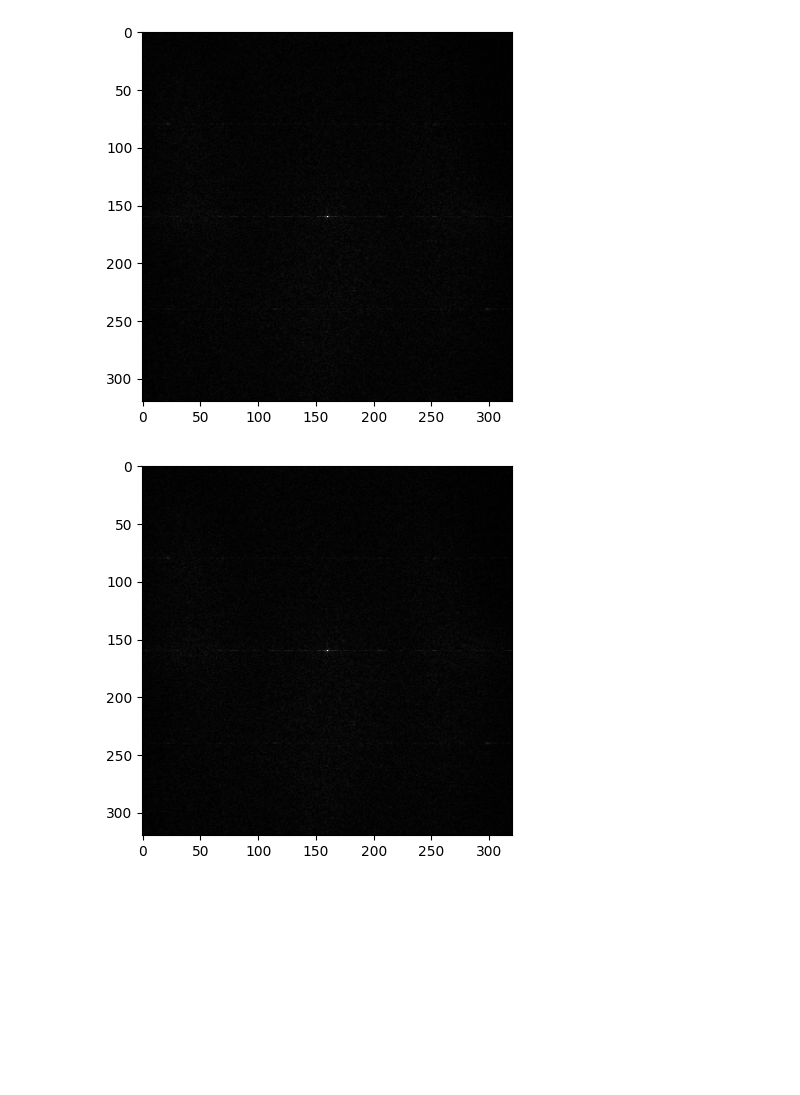
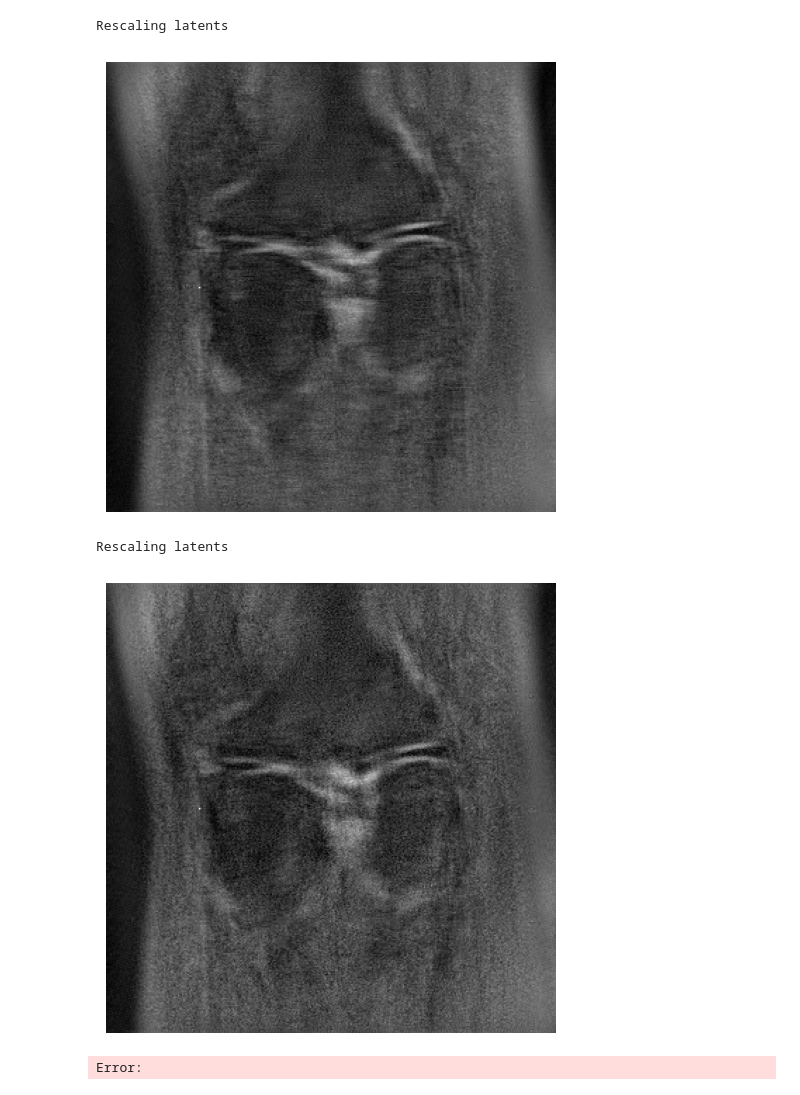
Before and after one commit to sandrosage/kspace-diffusion, a Jupyter notebook: generate_ldm.ipynb, the cells around one changed output. Cells and saved outputs as stored; diff of their text form; code cells hidden in the pictures; blank space fills up the shorter version.

```diff
--- a/generate_ldm.ipynb
+++ b/generate_ldm.ipynb
@@ -34,3 +34,8 @@ def load_model(model_type: str, ckpt_path: Path, undersampling: bool = False):
         p.requires_grad = False
 
     return model
+# %%
+from pl_modules.ldm_module import LDM
+first_stage = load_model("WeightedSSIMKspaceAutoencoderKL", "WeightedSSIMKspaceAutoencoderKL/b63zsecl/checkpoints/WeightedSSIMKspaceAutoencoderKL-epoch=66.ckpt", undersampling=True)
+fs = load_model("WeightedSSIMKspaceAutoencoderKL", "WeightedSSIMKspaceAutoencoderKL/utr2dmhv/checkpoints/WeightedSSIMKspaceAutoencoderKL-epoch=31.ckpt", undersampling=True)
+ldm = LDM.load_from_checkpoint("LDM_/xfv8d48c/checkpoints/last.ckpt", first_stage=first_stage)
@@ -318,19 +362,0 @@ dl = iter(dm.train_dataloader())
-# %%
-from modules.transforms import norm, unnorm, kspace_to_mri
-import torch
-first_stage.eval()
-batch = next(dl)
-print(batch.full_latent_tensor.shape)
-print(batch.fname)
-print(batch.slice_num)
-with torch.inference_mode():
-    reconstructions = first_stage.decode(batch.full_latent_tensor.cuda())
-img = kspace_to_mri(reconstructions.permute(0, 2, 3, 1).contiguous())
-import matplotlib.pyplot as plt
-
-plt.imshow(img[0].cpu(), cmap="gray")
-plt.show()
-plt.imshow(img[1].cpu(), cmap="gray")
-plt.show()
-plt.imshow(img[2].cpu(), cmap="gray")
-plt.show()
@@ -363,24 +363,27 @@ plt.show()
-# %%
-conditional_pipe = LatentDDPMPipeline(model.model, scheduler, (80,48), 1000)
-z = F.pad(lst, (0, 2))
-z, z_mean, z_std = norm(z)
-with torch.inference_mode():
-    z = conditional_pipe(1, z, 200)
-final_latens = unnorm(z.cpu(), z_mean.cpu(), z_std.cpu())
-unpadded = z[:, :, :, :46]
-with torch.inference_mode():
-    reconstructions = first_stage.decode(unpadded.to("cuda"))
-reconstructions = unnorm(reconstructions, mean.cuda(), std.cuda())
-img = kspace_to_mri(reconstructions.permute(0, 2, 3, 1).contiguous())
-
-image = img
-import matplotlib.pyplot as plt
-image = (image / 2 + 0.5).clamp(0, 1)
-
-plt.imshow(img.squeeze(0).cpu(), "gray")
-plt.show()
-plt.imshow(image.squeeze(0).cpu(), "gray")
-plt.show()
-# %% [output]
-[figure, removed]
-[figure, removed]
+# %%
+cgs = ConsistencyGuidanceSampler(ldm, ldm.scheduler)
+output_1 = cgs(batch, 50)
+# %% [output]
+Rescaling latents
+# %%
+from modules.transforms import kspace_to_mri
+plt.imshow(kspace_to_mri(output_1).squeeze(0), cmap="gray")
+plt.axis("off")
+plt.tight_layout()
+plt.show()
+# %% [output]
+[figure, added]
+# %%
+cgs_dc = ConsistencyGuidanceSampler(ldm, ldm.scheduler, cgs=True, guidance_scale=100)
+output = cgs_dc(batch, 100)
+# %% [output]
+Rescaling latents
+# %%
+from modules.transforms import kspace_to_mri
+plt.imshow(kspace_to_mri(output).squeeze(0), cmap="gray")
+plt.axis("off")
+plt.tight_layout()
+plt.show()
+# %% [output]
+[figure, added]
+Error:
```
Also changed, not shown: parts of 20 cells of this notebook, 19 other files.
